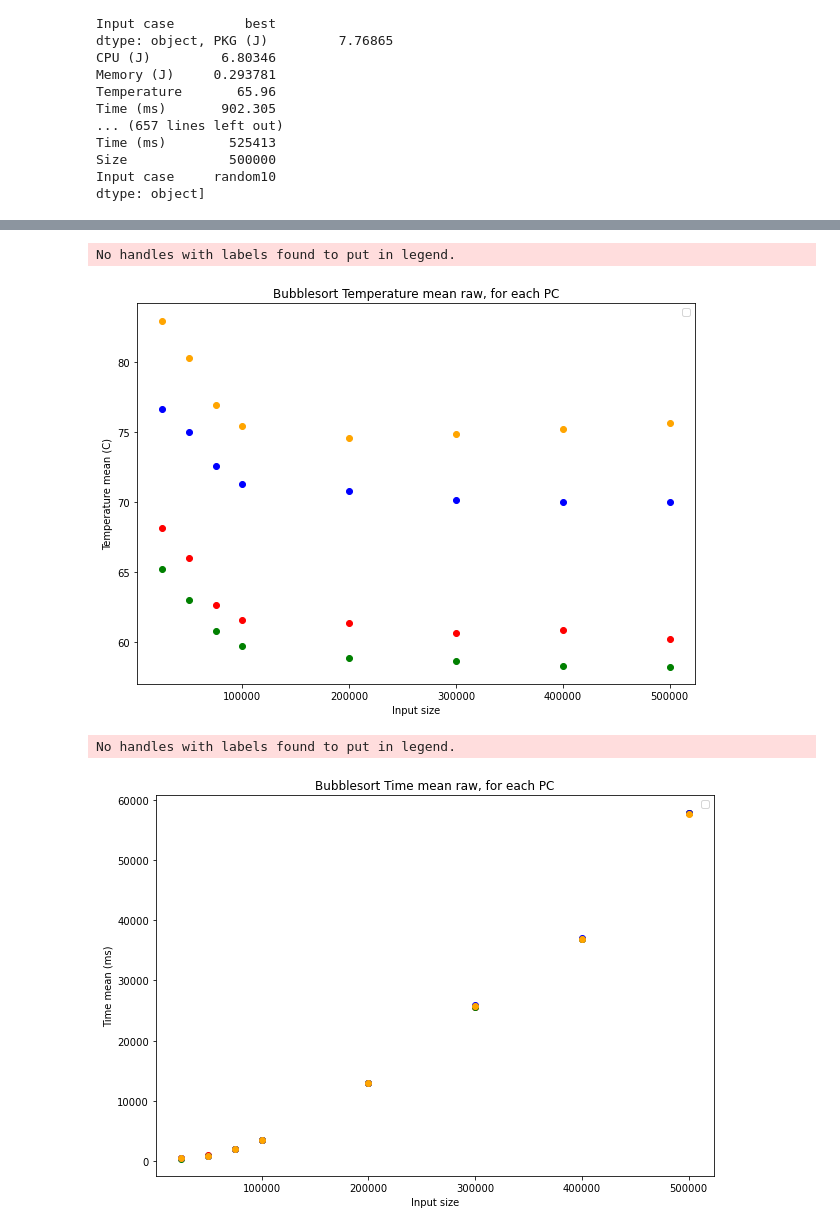
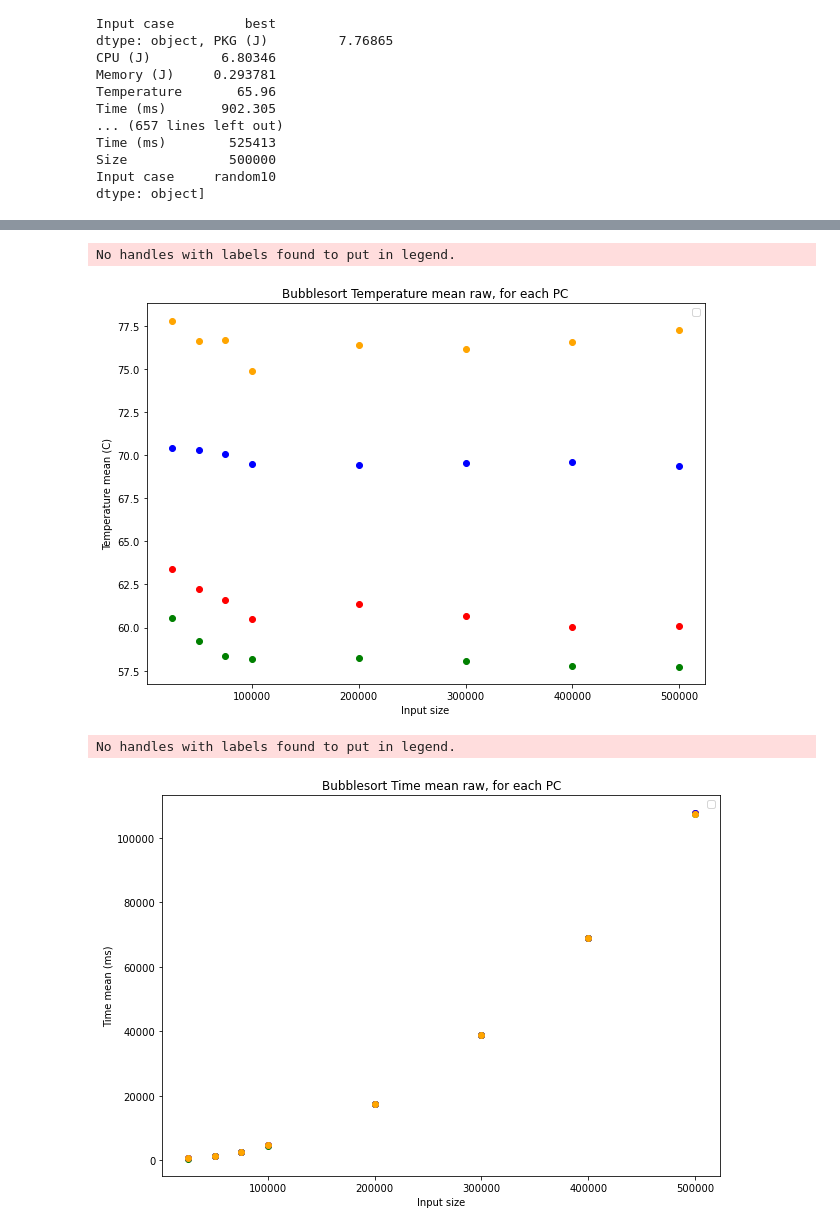
Before and after one commit to hrallil/RAPL_measurements, a Jupyter notebook: Java/FinalResults/BubbleDataAnalysis.ipynb, the cells around one changed output, grey strips where cells are left out. Cells and saved outputs as stored; diff of their text form; code cells hidden in the pictures.

```diff
--- a/Java/FinalResults/BubbleDataAnalysis.ipynb
+++ b/Java/FinalResults/BubbleDataAnalysis.ipynb
@@ -546,19 +546,19 @@ make_sub_readCSV(mean6)
 # %%
 plt.figure(figsize=(10,7))
 for i in range(len(mean16)):
-    if mean16[i]["Input case"] == "best":
+    if mean16[i]["Input case"] == "worst":
         plt.plot( mean16[i]["Size"],mean16[i]["CPU - readCSV"],"o", color = "red")
 
 for i in range(len(mean21)):
-    if mean21[i]["Input case"] == "best":
+    if mean21[i]["Input case"] == "worst":
         plt.plot( mean21[i]["Size"],mean21[i]["CPU - readCSV"],"o", color = "green")
 
 for i in range(len(mean23)):
-    if mean23[i]["Input case"] == "best":
+    if mean23[i]["Input case"] == "worst":
         plt.plot( mean23[i]["Size"],mean23[i]["CPU - readCSV"],"o", color = "blue")
 
 for i in range(len(mean6)):
-    if mean6[i]["Input case"] == "best":
+    if mean6[i]["Input case"] == "worst":
         plt.plot( mean6[i]["Size"],mean6[i]["CPU - readCSV"],"o", color = "orange")
 
 plt.title("Bubblesort CPU mean minus ReadCSV CPU mean, for each PC")
@@ -568,19 +568,19 @@ plt.show()
 
 plt.figure(figsize=(10,7))
 for i in range(len(mean16)):
-    if mean16[i]["Input case"] == "best":
+    if mean16[i]["Input case"] == "worst":
         plt.plot( mean16[i]["Size"],mean16[i]["CPU (J)"] ,"o", color = "red")
 
 for i in range(len(mean21)):
-    if mean21[i]["Input case"] == "best":
+    if mean21[i]["Input case"] == "worst":
         plt.plot( mean21[i]["Size"],mean21[i]["CPU (J)"],"o", color = "green")
 
 for i in range(len(mean23)):
-    if mean23[i]["Input case"] == "best":
+    if mean23[i]["Input case"] == "worst":
         plt.plot( mean23[i]["Size"],mean23[i]["CPU (J)"],"o", color = "blue")
 
 for i in range(len(mean6)):
-    if mean6[i]["Input case"] == "best":
+    if mean6[i]["Input case"] == "worst":
         plt.plot( mean6[i]["Size"],mean6[i]["CPU (J)"],"o", color = "orange")
 plt.title("Bubblesort CPU mean raw, for each PC")
 plt.xlabel("Input size")
@@ -594,44 +594,44 @@ No handles with labels found to put in legend.
 # %%
 plt.figure(figsize=(10,7))
 for i in range(len(mean16)):
-    if mean16[i]["Input case"] == "best":
+    if mean16[i]["Input case"] == "worst":
         plt.plot( mean16[i]["Size"],mean16[i]["Temperature"] ,"o", color = "red")
 
 for i in range(len(mean21)):
-    if mean21[i]["Input case"] == "best":
+    if mean21[i]["Input case"] == "worst":
         plt.plot( mean21[i]["Size"],mean21[i]["Temperature"],"o", color = "green")
 
 for i in range(len(mean23)):
-    if mean23[i]["Input case"] == "best":
+    if mean23[i]["Input case"] == "worst":
         plt.plot( mean23[i]["Size"],mean23[i]["Temperature"],"o", color = "blue")
 
 for i in range(len(mean6)):
-    if mean6[i]["Input case"] == "best":
+    if mean6[i]["Input case"] == "worst":
         plt.plot( mean6[i]["Size"],mean6[i]["Temperature"],"o", color = "orange")
 plt.title("Bubblesort Temperature mean raw, for each PC")
 plt.xlabel("Input size")
 plt.ylabel("Temperature mean (C)")
 plt.legend()
 plt.show()
 # %% [output]
 No handles with labels found to put in legend.
-[figure, old version]
+[figure, new version]
 # %%
 plt.figure(figsize=(10,7))
 for i in range(len(mean16)):
-    if mean16[i]["Input case"] == "best":
+    if mean16[i]["Input case"] == "worst":
         plt.plot( mean16[i]["Size"],mean16[i]["Time (ms)"] ,"o", color = "red")
 
 for i in range(len(mean21)):
-    if mean21[i]["Input case"] == "best":
+    if mean21[i]["Input case"] == "worst":
         plt.plot( mean21[i]["Size"],mean21[i]["Time (ms)"],"o", color = "green")
 
 for i in range(len(mean23)):
-    if mean23[i]["Input case"] == "best":
+    if mean23[i]["Input case"] == "worst":
         plt.plot( mean23[i]["Size"],mean23[i]["Time (ms)"],"o", color = "blue")
 
 for i in range(len(mean6)):
-    if mean6[i]["Input case"] == "best":
+    if mean6[i]["Input case"] == "worst":
         plt.plot( mean6[i]["Size"],mean6[i]["Time (ms)"],"o", color = "orange")
 plt.title("Bubblesort Time mean raw, for each PC")
 plt.xlabel("Input size")
@@ -640,7 +640,7 @@ plt.legend()
 plt.show()
 # %% [output]
 No handles with labels found to put in legend.
-[figure, old version]
+[figure, new version]
 # %%
 plt.figure(figsize=(10,7))
 for i in range(len(mean16)):
```
Also changed, not shown: parts of 4 cells of this notebook.
